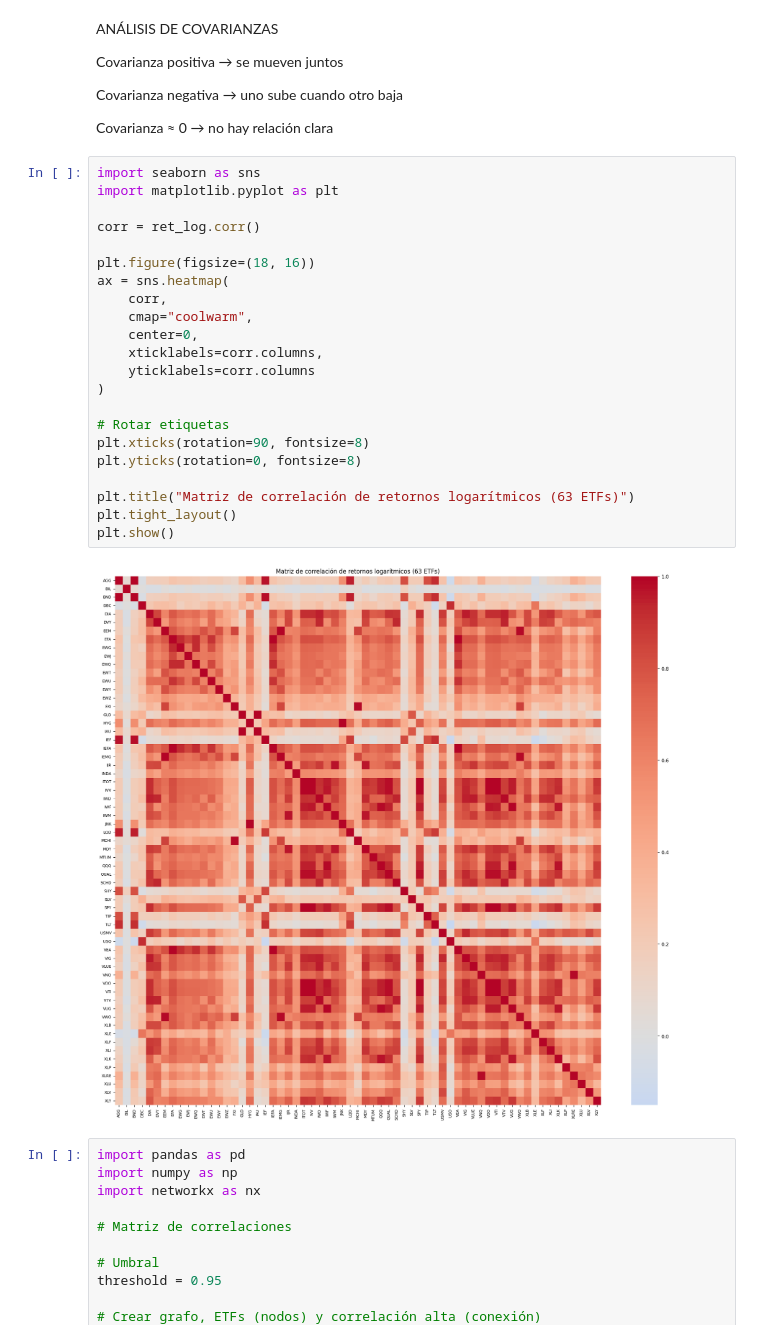
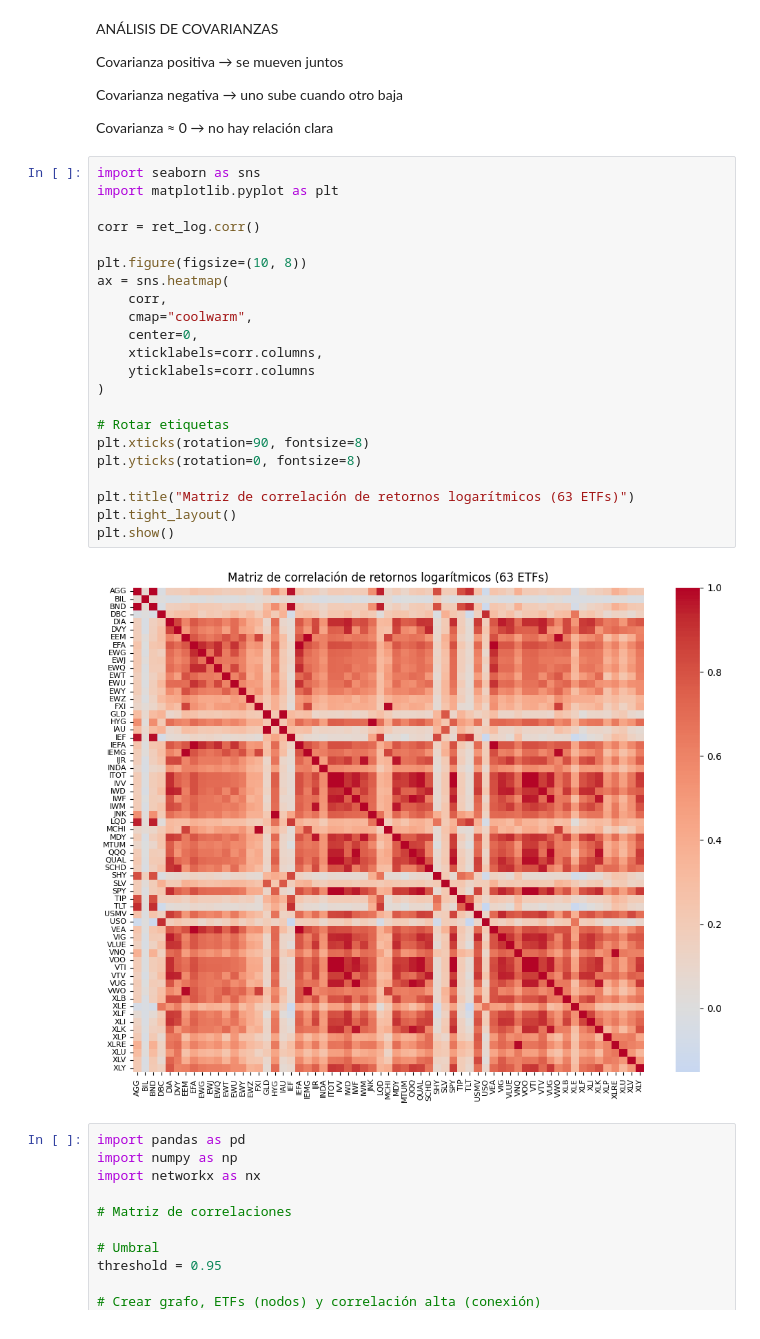
Before and after one commit to aleellord/TFM, a Jupyter notebook: 1.Preprocesado/02_analisis_inicial.ipynb, the cells around one changed output. Drawn from its saved outputs; the diff is of its cells as text.

```diff
--- a/1.Preprocesado/02_analisis_inicial.ipynb
+++ b/1.Preprocesado/02_analisis_inicial.ipynb
@@ -309,27 +321,27 @@ Covarianza ≈ 0 → no hay relación clara
 # %%
 import seaborn as sns
 import matplotlib.pyplot as plt
 
 corr = ret_log.corr()
 
-plt.figure(figsize=(18, 16))
+plt.figure(figsize=(10, 8))
 ax = sns.heatmap(
     corr,
     cmap="coolwarm",
     center=0,
     xticklabels=corr.columns,
     yticklabels=corr.columns
 )
 
 # Rotar etiquetas
 plt.xticks(rotation=90, fontsize=8)
 plt.yticks(rotation=0, fontsize=8)
 
 plt.title("Matriz de correlación de retornos logarítmicos (63 ETFs)")
 plt.tight_layout()
 plt.show()
 # %% [output]
-[figure, old version]
+[figure, new version]
 # %%
 import pandas as pd
 import numpy as np
```
Also changed, not shown: parts of 3 cells of this notebook, 15 other files.
